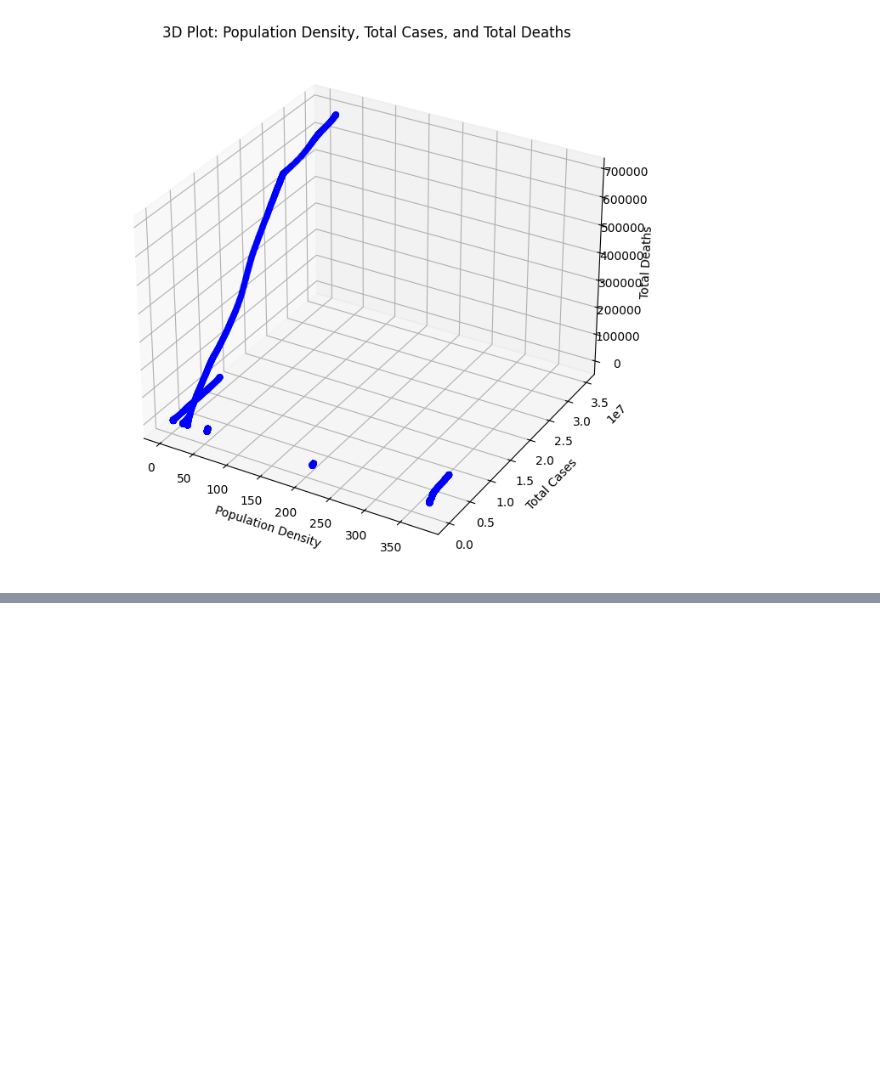
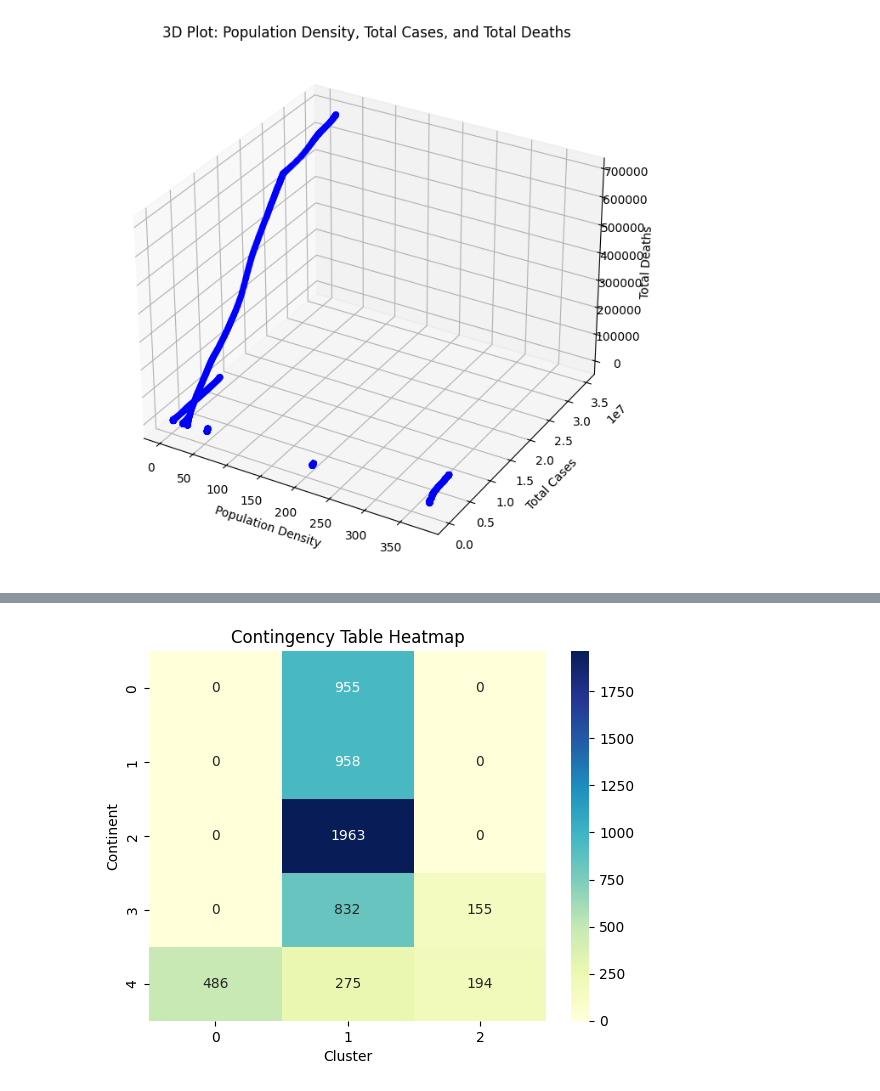
Before and after one commit to jayaasuthersen/EDA_DA, a Jupyter notebook: 21BDS0126_JayaaSuthersen.ipynb, the cells around one changed output, grey strips where cells are left out. Saved outputs shown, nothing was run; the diff lists cells and outputs as text; code cells hidden in the pictures; blank space fills up the shorter version.

```diff
--- a/21BDS0126_JayaaSuthersen.ipynb
+++ b/21BDS0126_JayaaSuthersen.ipynb
@@ -197,0 +314,11 @@ plt.show()
+# %%
+# Ensure the variables are categorical
+data['continent'] = data['continent'].astype('category')
+data['Cluster'] = data['Cluster'].astype('category')
+
+# Build the contingency table
+contingency_table = pd.crosstab(data['continent'], data['Cluster'])
+
+# Display the table
+print("Contingency Table:")
+print(contingency_table)
@@ -197,0 +362,12 @@ plt.show()
+# %%
+import seaborn as sns
+import matplotlib.pyplot as plt
+
+# Heatmap of the contingency table
+sns.heatmap(contingency_table, annot=True, fmt="d", cmap="YlGnBu")
+plt.title("Contingency Table Heatmap")
+plt.xlabel("Cluster")
+plt.ylabel("Continent")
+plt.show()
+# %% [output]
+[figure, added]
```
Also changed, not shown: parts of 14 cells of this notebook.
